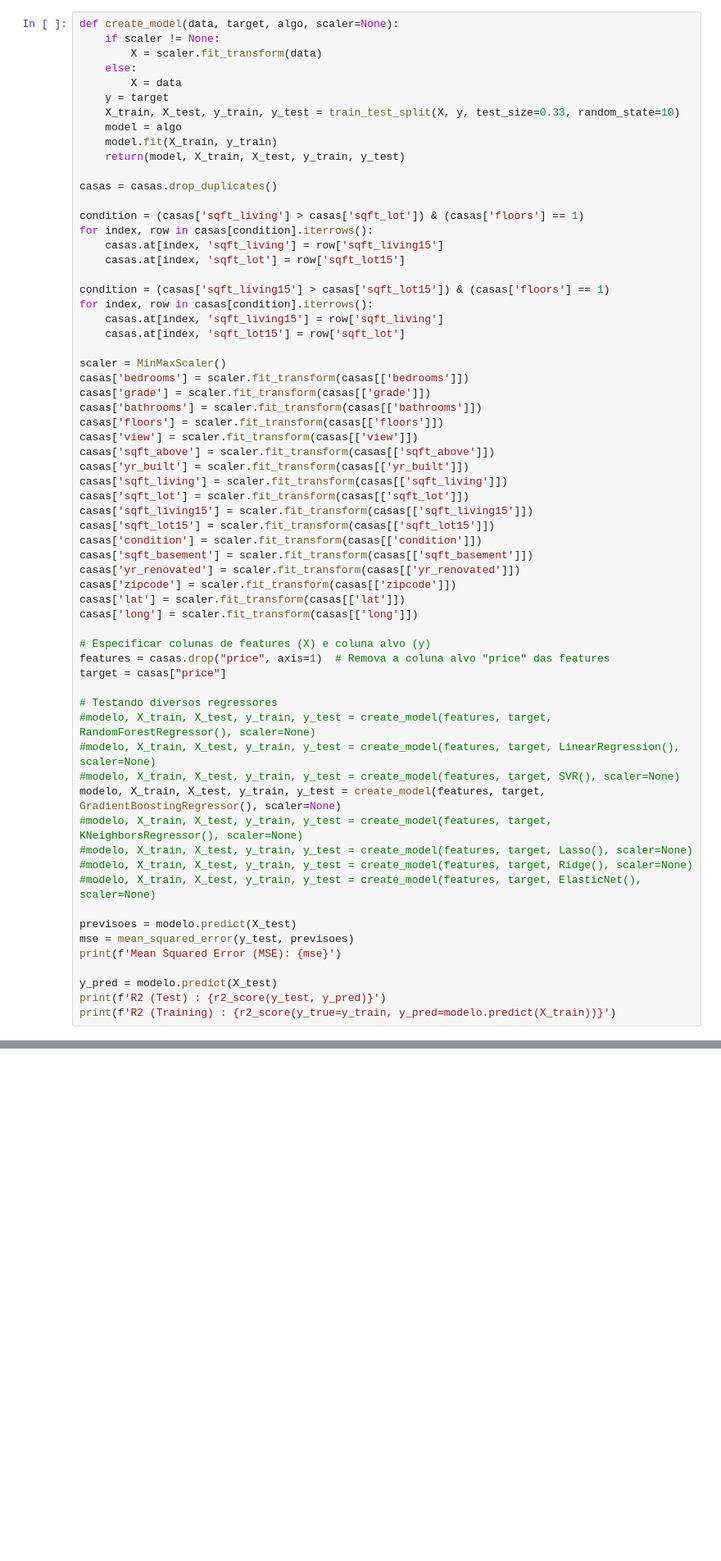
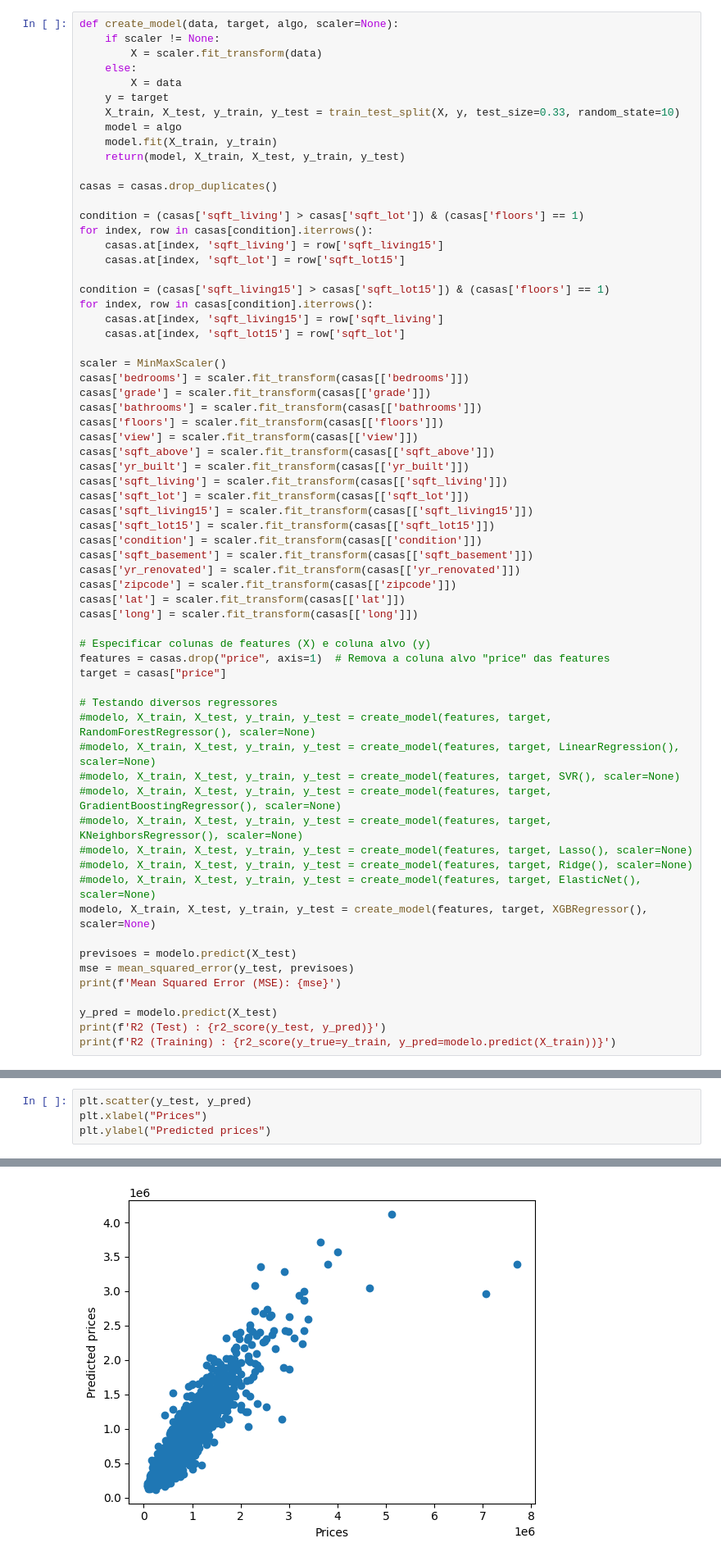
Before and after one commit to danmiirand/linearregressionifg, a Jupyter notebook: Teste_AtividadeGrupo_MelhorResultado.ipynb, the cells around one changed output, grey strips where cells are left out. Shown at 82% size. Saved outputs shown, nothing was run; the diff lists cells and outputs as text; blank space fills up the shorter version.

```diff
--- a/Teste_AtividadeGrupo_MelhorResultado.ipynb
+++ b/Teste_AtividadeGrupo_MelhorResultado.ipynb
@@ -93,11 +94,12 @@ target = casas["price"]
 #modelo, X_train, X_test, y_train, y_test = create_model(features, target, RandomForestRegressor(), scaler=None)
 #modelo, X_train, X_test, y_train, y_test = create_model(features, target, LinearRegression(), scaler=None)
 #modelo, X_train, X_test, y_train, y_test = create_model(features, target, SVR(), scaler=None)
-modelo, X_train, X_test, y_train, y_test = create_model(features, target, GradientBoostingRegressor(), scaler=None)
+#modelo, X_train, X_test, y_train, y_test = create_model(features, target, GradientBoostingRegressor(), scaler=None)
 #modelo, X_train, X_test, y_train, y_test = create_model(features, target, KNeighborsRegressor(), scaler=None)
 #modelo, X_train, X_test, y_train, y_test = create_model(features, target, Lasso(), scaler=None)
 #modelo, X_train, X_test, y_train, y_test = create_model(features, target, Ridge(), scaler=None)
 #modelo, X_train, X_test, y_train, y_test = create_model(features, target, ElasticNet(), scaler=None)
+modelo, X_train, X_test, y_train, y_test = create_model(features, target, XGBRegressor(), scaler=None)
 
 previsoes = modelo.predict(X_test)
 mse = mean_squared_error(y_test, previsoes)
@@ -112,0 +115,5 @@ R2 (Training) : 0.9028390943462618
+# %%
+plt.scatter(y_test, y_pred)
+plt.xlabel("Prices")
+plt.ylabel("Predicted prices")
+# %% [output]
@@ -112,0 +121 @@ R2 (Training) : 0.9028390943462618
+[figure, added]
```
Also changed, not shown: parts of 5 cells of this notebook.
